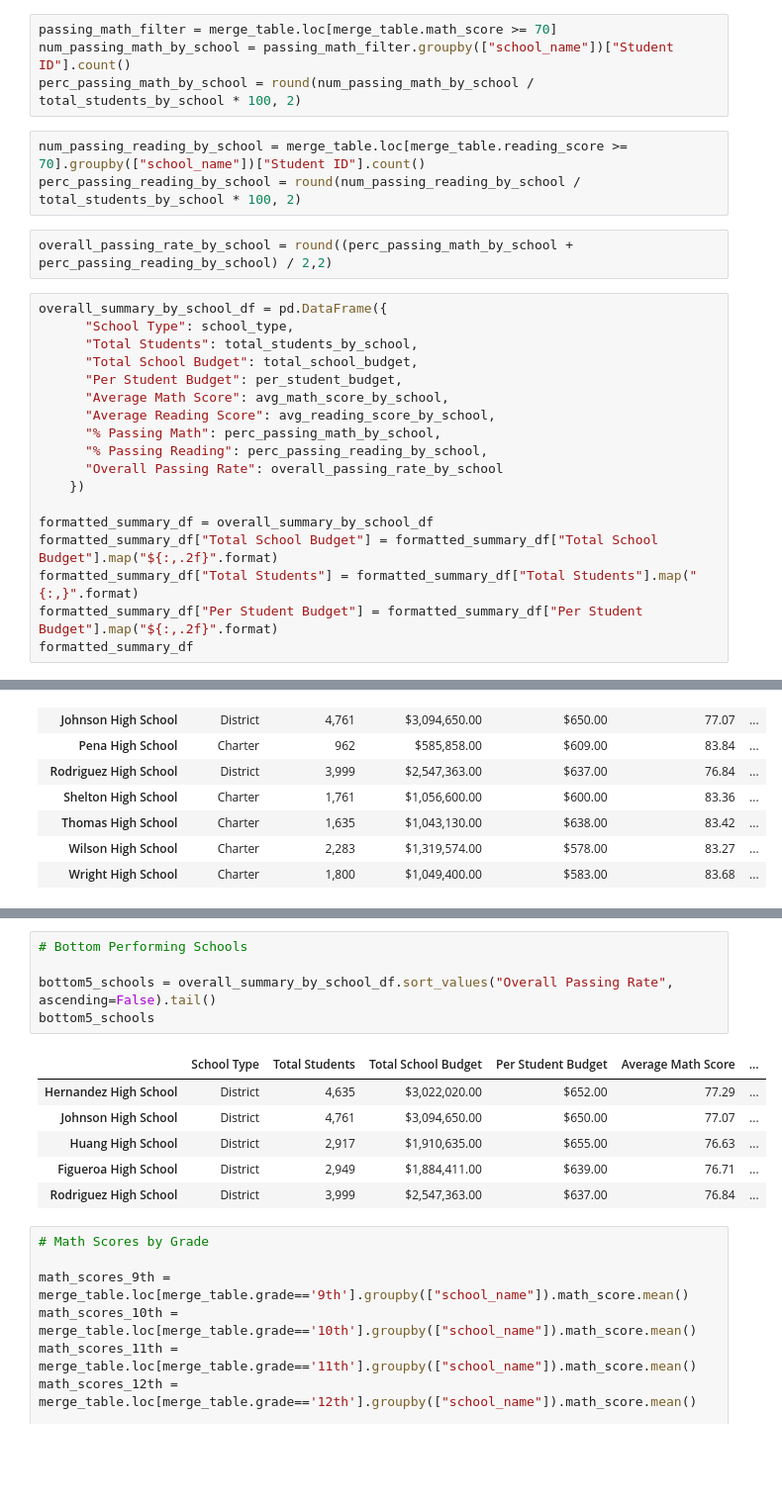
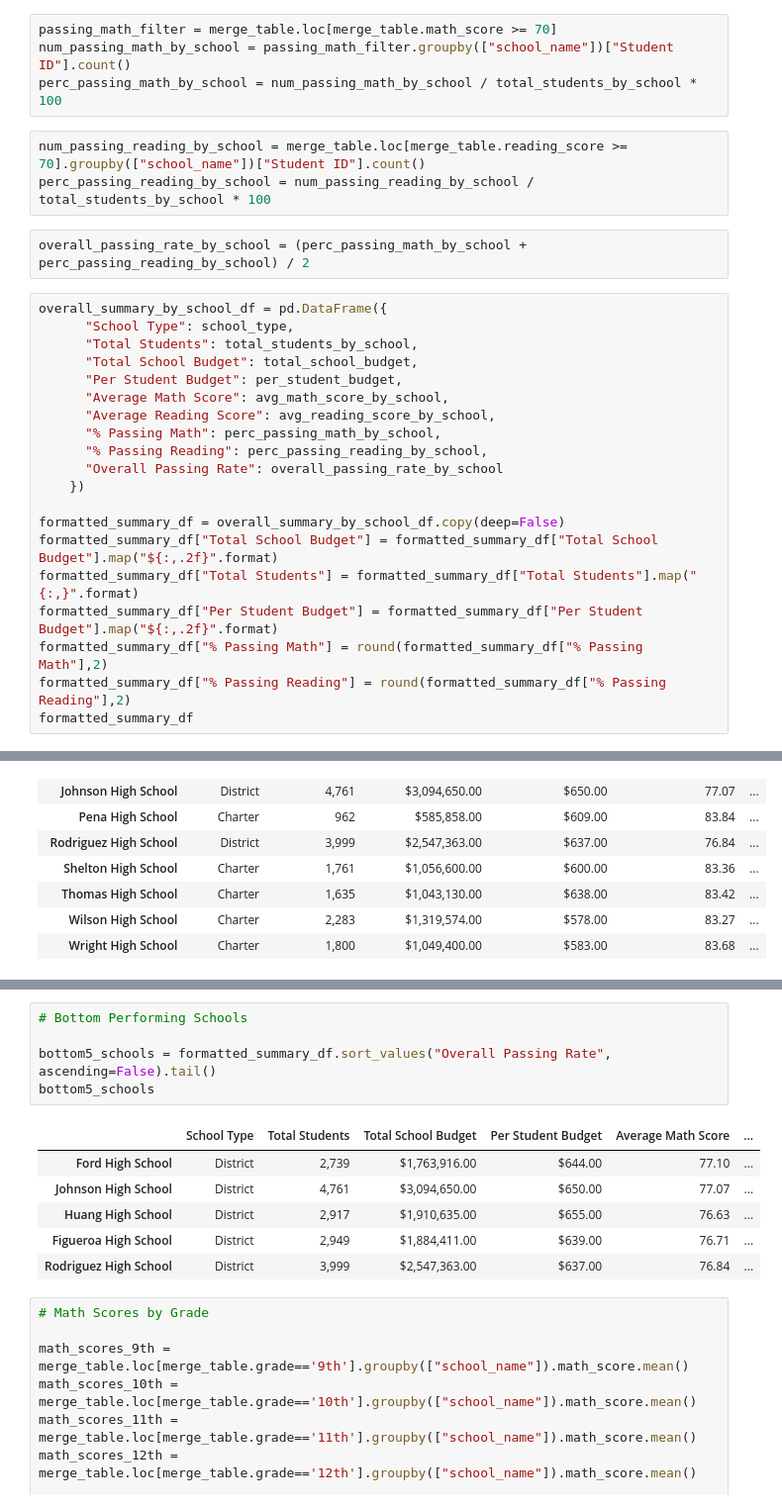
Before and after one commit to cfogel55/BootcampRepo, a Jupyter notebook: Academy of Py.ipynb, the cells around one changed output, grey strips where cells are left out. Shown: that part at 99% size. Drawn from its saved outputs; the diff is of its cells as text; blank space fills up the shorter version.

```diff
--- a/Academy of Py.ipynb
+++ b/Academy of Py.ipynb
@@ -93,12 +93,12 @@ avg_reading_score_by_school = round(school_groupby.reading_score.mean(),2)
 # %%
 passing_math_filter = merge_table.loc[merge_table.math_score >= 70]
 num_passing_math_by_school = passing_math_filter.groupby(["school_name"])["Student ID"].count()
-perc_passing_math_by_school = round(num_passing_math_by_school / total_students_by_school * 100, 2)
+perc_passing_math_by_school = num_passing_math_by_school / total_students_by_school * 100
 # %%
 num_passing_reading_by_school = merge_table.loc[merge_table.reading_score >= 70].groupby(["school_name"])["Student ID"].count()
-perc_passing_reading_by_school = round(num_passing_reading_by_school / total_students_by_school * 100, 2)
+perc_passing_reading_by_school = num_passing_reading_by_school / total_students_by_school * 100
 # %%
-overall_passing_rate_by_school = round((perc_passing_math_by_school + perc_passing_reading_by_school) / 2,2)
+overall_passing_rate_by_school = (perc_passing_math_by_school + perc_passing_reading_by_school) / 2
 # %%
 overall_summary_by_school_df = pd.DataFrame({
       "School Type": school_type,
@@ -112,10 +112,12 @@ overall_summary_by_school_df = pd.DataFrame({
       "Overall Passing Rate": overall_passing_rate_by_school
     })
 
-formatted_summary_df = overall_summary_by_school_df
+formatted_summary_df = overall_summary_by_school_df.copy(deep=False)
 formatted_summary_df["Total School Budget"] = formatted_summary_df["Total School Budget"].map("${:,.2f}".format)
 formatted_summary_df["Total Students"] = formatted_summary_df["Total Students"].map("{:,}".format)
 formatted_summary_df["Per Student Budget"] = formatted_summary_df["Per Student Budget"].map("${:,.2f}".format)
+formatted_summary_df["% Passing Math"] = round(formatted_summary_df["% Passing Math"],2)
+formatted_summary_df["% Passing Reading"] = round(formatted_summary_df["% Passing Reading"],2)
 formatted_summary_df
 # %% [output]
 |  | School Type | Total Students | Total School Budget | Per Student Budget | Average Math Score | ... |
@@ -149,11 +151,11 @@ top5_schools
 # %%
 # Bottom Performing Schools
 
-bottom5_schools = overall_summary_by_school_df.sort_values("Overall Passing Rate", ascending=False).tail()
+bottom5_schools = formatted_summary_df.sort_values("Overall Passing Rate", ascending=False).tail()
 bottom5_schools
 # %% [output]
 |  | School Type | Total Students | Total School Budget | Per Student Budget | Average Math Score | ... |
-| Hernandez High School | District | 4,635 | $3,022,020.00 | $652.00 | 77.29 | ... |
+| Ford High School | District | 2,739 | $1,763,916.00 | $644.00 | 77.10 | ... |
 | Johnson High School | District | 4,761 | $3,094,650.00 | $650.00 | 77.07 | ... |
 | Huang High School | District | 2,917 | $1,910,635.00 | $655.00 | 76.63 | ... |
 | Figueroa High School | District | 2,949 | $1,884,411.00 | $639.00 | 76.71 | ... |
```
Also changed, not shown: parts of 8 cells of this notebook.
